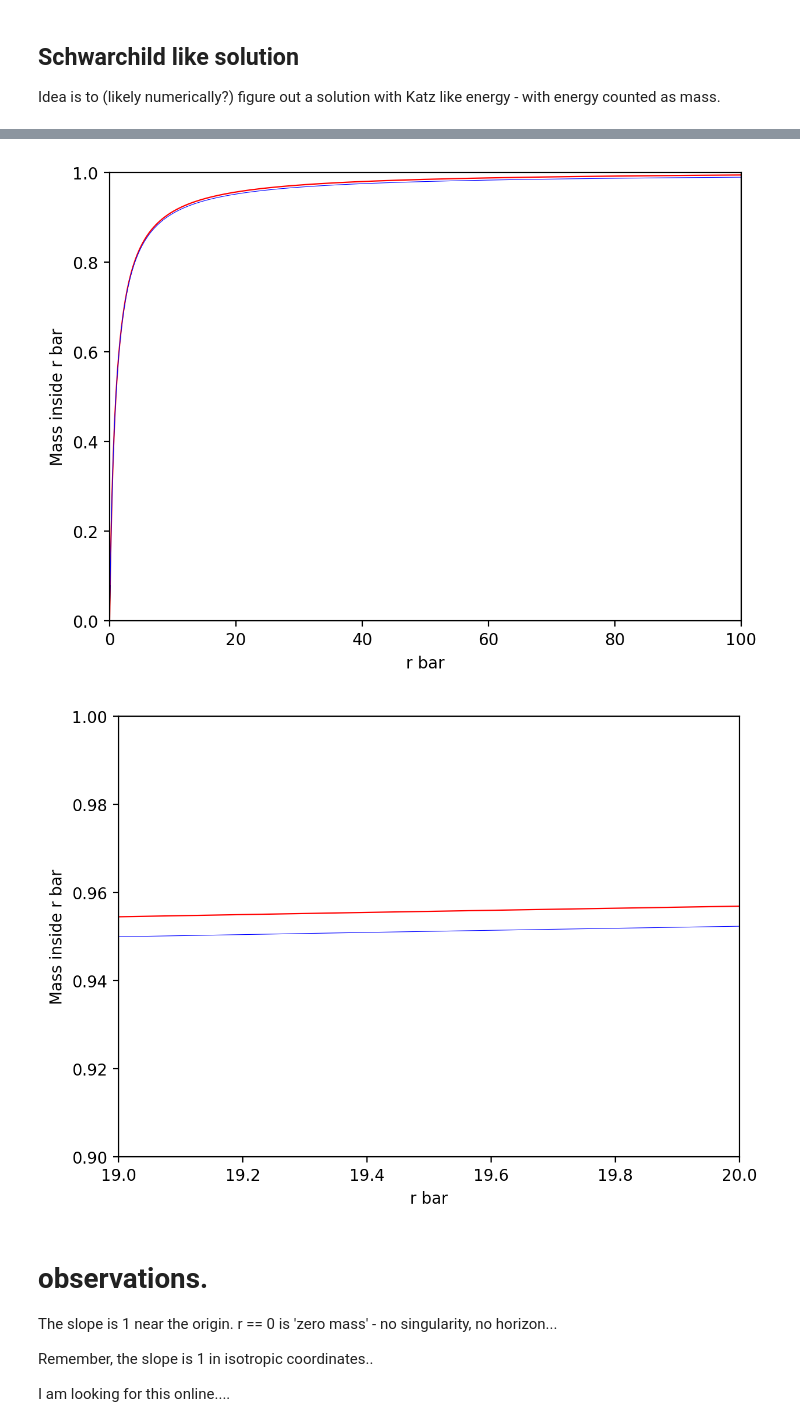
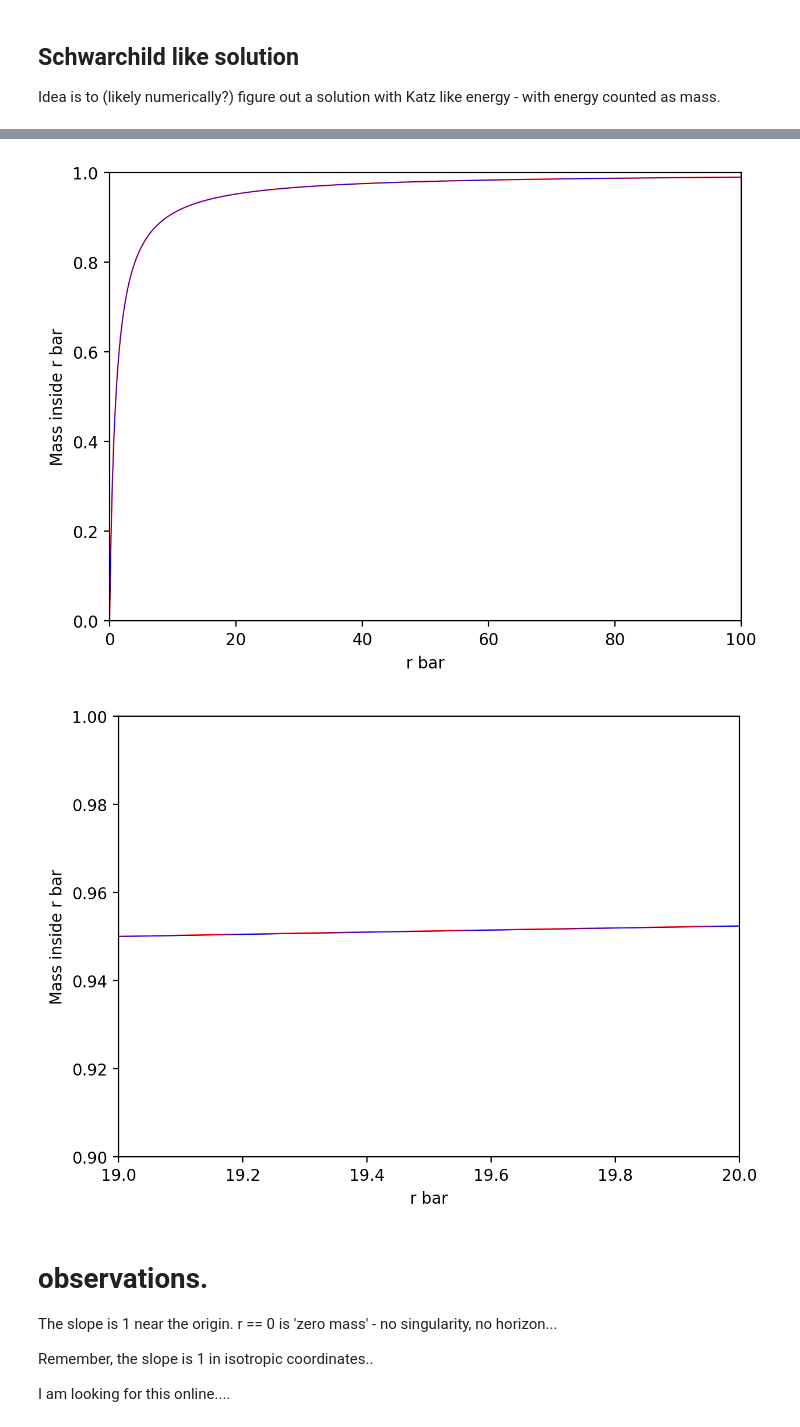
Before and after one commit to tomandersen/rzero, a Jupyter notebook: jupyter/GravitationalEnergy.ipynb, the cells around one changed output, grey strips where cells are left out. Cells and saved outputs as stored; diff of their text form; code cells hidden in the pictures.

Commit message:
tweaked - i NOW have the exact fit function - a solution...

```diff
--- a/jupyter/GravitationalEnergy.ipynb
+++ b/jupyter/GravitationalEnergy.ipynb
@@ -29,8 +29,8 @@ so i looked for rbar is at 1.15*Mass in isotropic coordinates. Note how the conv
 | 2000000    | 0.1511998526163002    |
 | 10000000    | 0.15144985902504127    |
 # %%
-numPoints = 1000000
-outerR = 200.0
+numPoints = 5000000
+outerR = 2000.0
 innerR = 0.0001
 
 # Next, we will create an empty list that we will use to store the results
@@ -56,8 +56,7 @@ for count in range(numPoints):
     rBars.append(rBar)
     prev = massInsideRbar
     # find a good fit
-    # This is about the function....
-    #y = M - M/((1 + rBar**1.031)) #-- this fits better in the far field...
+    # This is the function.... - you can see if you do about 10 million points and range of 3000
     y = M - M/(1 + rBar)
     fits.append(y)
     rBar -= dr
@@ -101,5 +100,5 @@ plt.show()
-[figure, old version]
+[figure, new version]
-[figure, old version]
+[figure, new version]
 # %% [markdown]
 # observations.
 
```
Also changed, not shown: parts of 2 cells of this notebook.
